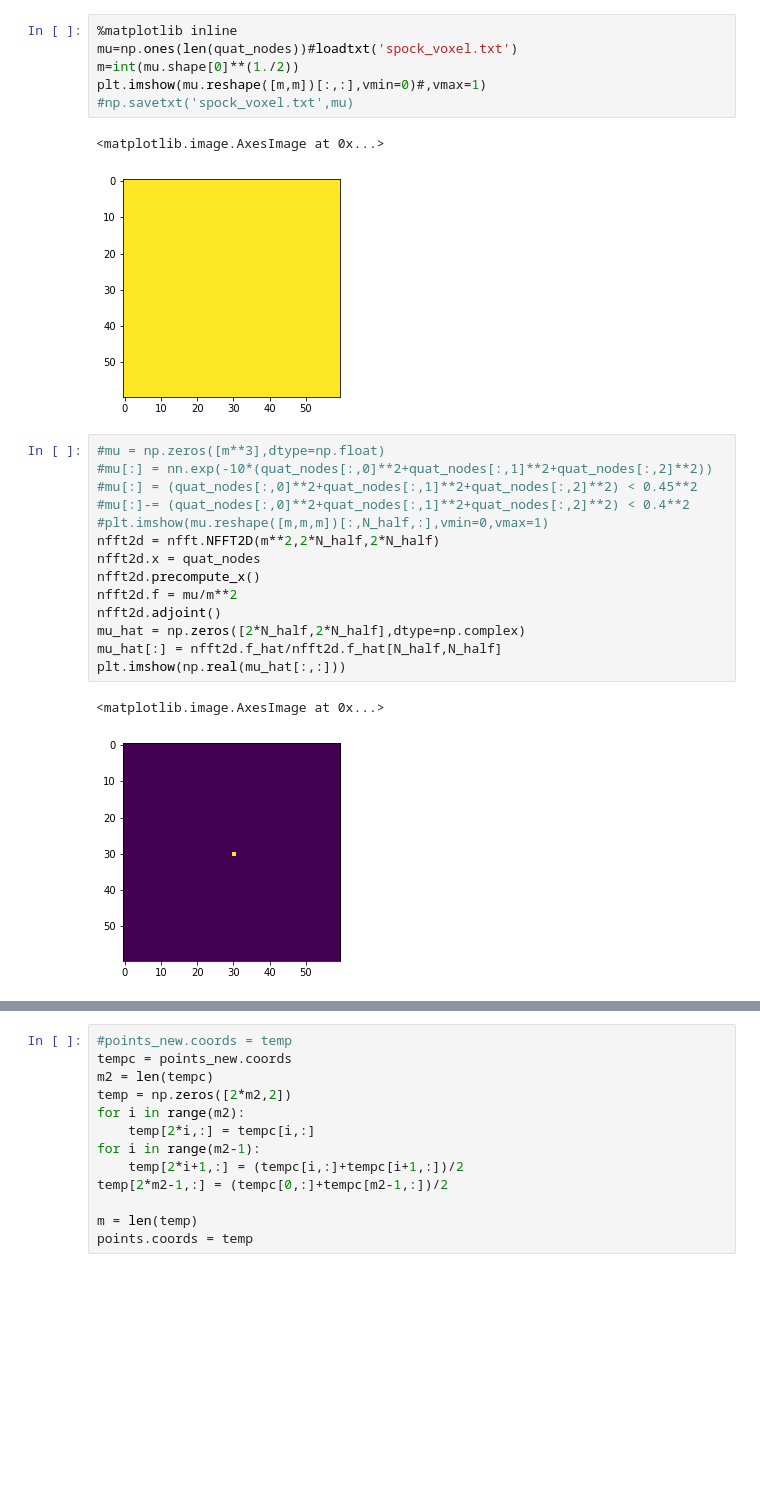
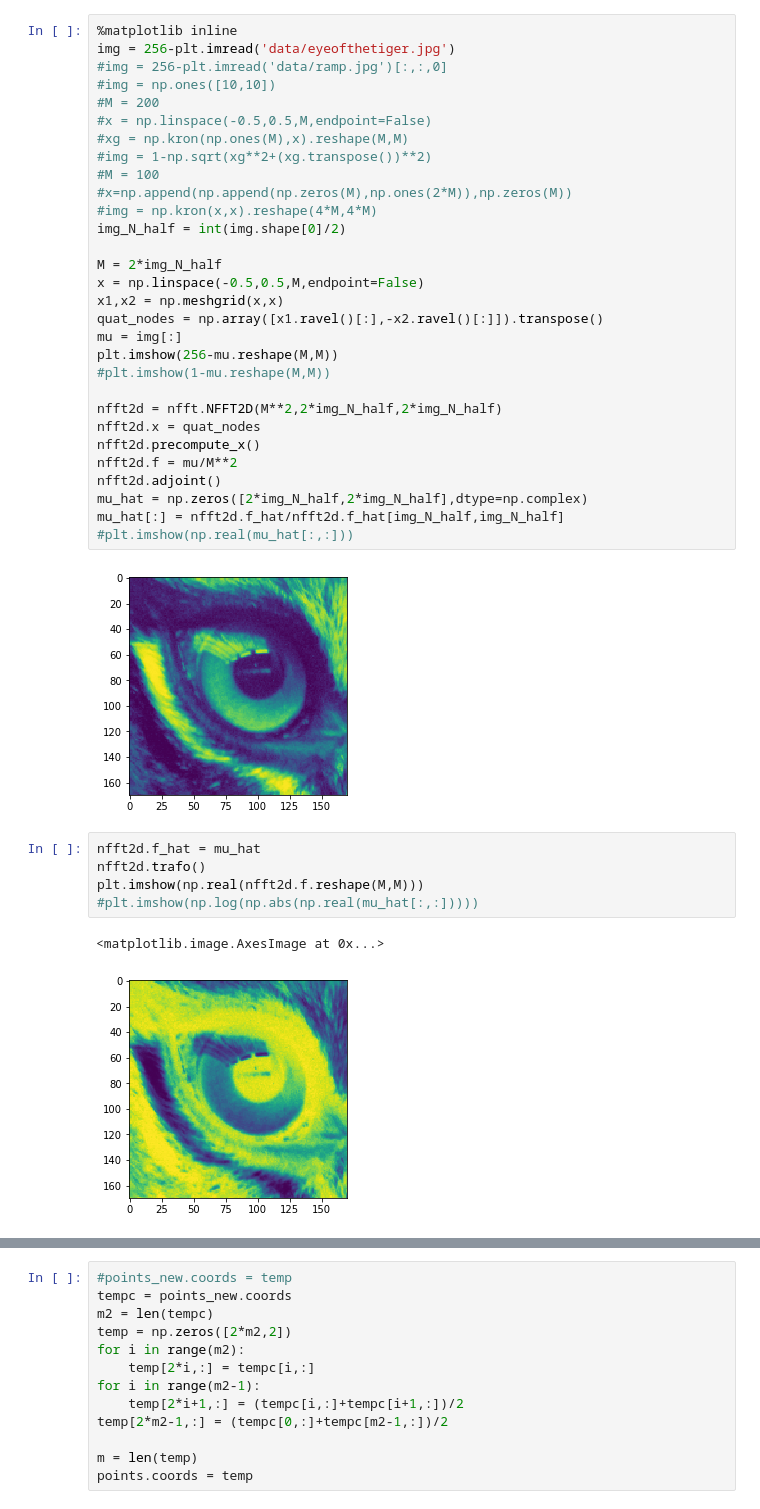
Before and after one commit to graefm/lorm, a Jupyter notebook: examples/disc/test_2d.ipynb, the cells around one changed output, grey strips where cells are left out. Saved outputs shown, nothing was run; the diff lists cells and outputs as text; blank space fills up the shorter version.

```diff
--- a/examples/disc/test_2d.ipynb
+++ b/examples/disc/test_2d.ipynb
@@ -25,29 +7,43 @@ len(quat_nodes)
-# %%
-%matplotlib inline
-mu=np.ones(len(quat_nodes))#loadtxt('spock_voxel.txt')
-m=int(mu.shape[0]**(1./2))
-plt.imshow(mu.reshape([m,m])[:,:],vmin=0)#,vmax=1)
-#np.savetxt('spock_voxel.txt',mu)
-# %% [output]
-<matplotlib.image.AxesImage at 0x...>
-[figure, removed]
-# %%
-#mu = np.zeros([m**3],dtype=np.float)
-#mu[:] = nn.exp(-10*(quat_nodes[:,0]**2+quat_nodes[:,1]**2+quat_nodes[:,2]**2))
-#mu[:] = (quat_nodes[:,0]**2+quat_nodes[:,1]**2+quat_nodes[:,2]**2) < 0.45**2
-#mu[:]-= (quat_nodes[:,0]**2+quat_nodes[:,1]**2+quat_nodes[:,2]**2) < 0.4**2
-#plt.imshow(mu.reshape([m,m,m])[:,N_half,:],vmin=0,vmax=1)
-nfft2d = nfft.NFFT2D(m**2,2*N_half,2*N_half)
-nfft2d.x = quat_nodes
-nfft2d.precompute_x()
-nfft2d.f = mu/m**2
-nfft2d.adjoint()
-mu_hat = np.zeros([2*N_half,2*N_half],dtype=np.complex)
-mu_hat[:] = nfft2d.f_hat/nfft2d.f_hat[N_half,N_half]
-plt.imshow(np.real(mu_hat[:,:]))
-# %% [output]
-<matplotlib.image.AxesImage at 0x...>
-[figure, removed]
+# %%
+%matplotlib inline
+img = 256-plt.imread('data/eyeofthetiger.jpg')
+#img = 256-plt.imread('data/ramp.jpg')[:,:,0]
+#img = np.ones([10,10])
+#M = 200
+#x = np.linspace(-0.5,0.5,M,endpoint=False)
+#xg = np.kron(np.ones(M),x).reshape(M,M)
+#img = 1-np.sqrt(xg**2+(xg.transpose())**2)
+#M = 100
+#x=np.append(np.append(np.zeros(M),np.ones(2*M)),np.zeros(M))
+#img = np.kron(x,x).reshape(4*M,4*M)
+img_N_half = int(img.shape[0]/2)
+
+M = 2*img_N_half
+x = np.linspace(-0.5,0.5,M,endpoint=False)
+x1,x2 = np.meshgrid(x,x)
+quat_nodes = np.array([x1.ravel()[:],-x2.ravel()[:]]).transpose()
+mu = img[:]
+plt.imshow(256-mu.reshape(M,M))
+#plt.imshow(1-mu.reshape(M,M))
+
+nfft2d = nfft.NFFT2D(M**2,2*img_N_half,2*img_N_half)
+nfft2d.x = quat_nodes
+nfft2d.precompute_x()
+nfft2d.f = mu/M**2
+nfft2d.adjoint()
+mu_hat = np.zeros([2*img_N_half,2*img_N_half],dtype=np.complex)
+mu_hat[:] = nfft2d.f_hat/nfft2d.f_hat[img_N_half,img_N_half]
+#plt.imshow(np.real(mu_hat[:,:]))
+# %% [output]
+[figure, added]
+# %%
+nfft2d.f_hat = mu_hat
+nfft2d.trafo()
+plt.imshow(np.real(nfft2d.f.reshape(M,M)))
+#plt.imshow(np.log(np.abs(np.real(mu_hat[:,:]))))
+# %% [output]
+<matplotlib.image.AxesImage at 0x...>
+[figure, added]
 # %%
 e2 = lorm.manif.EuclideanSpace(2)
 points = lorm.manif.ManifoldPointArray(e2)
```
Also changed, not shown: parts of 34 cells of this notebook, 10 other files.
